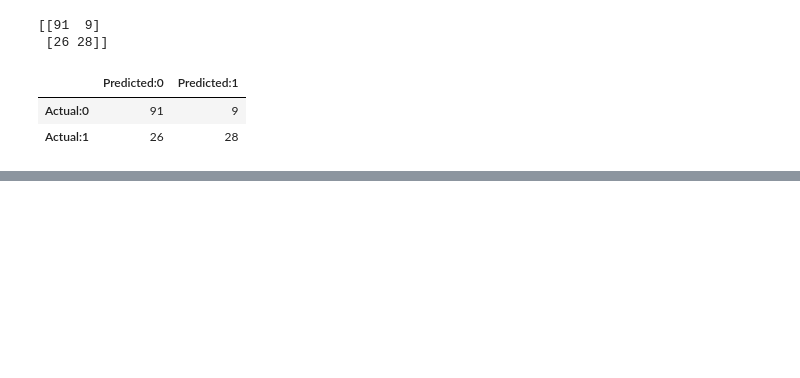
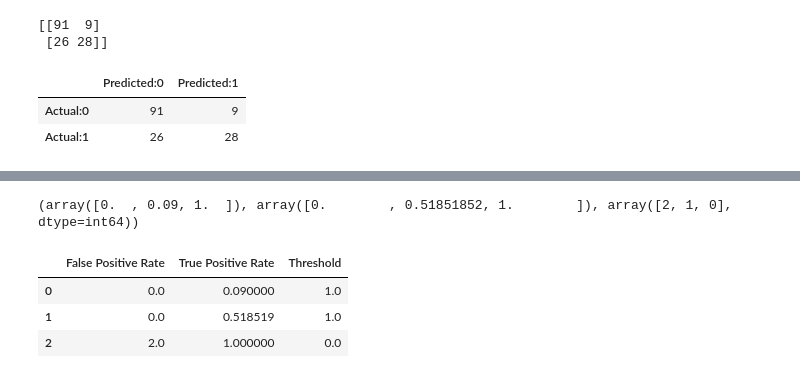
Before and after one commit to abhishektyagi2912/Diabetes_machine_learning, a Jupyter notebook: model.ipynb, the cells around one changed output, grey strips where cells are left out. Cells and saved outputs as stored; diff of their text form; code cells hidden in the pictures; blank space fills up the shorter version.

```diff
--- a/model.ipynb
+++ b/model.ipynb
@@ -313,0 +328,13 @@ condusion_matrix
+# %%
+roc = roc_curve(Y_test, predictions)
+print(roc)
+# %% [output]
+(array([0.  , 0.09, 1.  ]), array([0.        , 0.51851852, 1.        ]), array([2, 1, 0], dtype=int64))
+# %%
+roc_curve = pd.DataFrame(roc, columns=['False Positive Rate','True Positive Rate', 'Threshold'])
+roc_curve
+# %% [output]
+|  | False Positive Rate | True Positive Rate | Threshold |
+| 0 | 0.0 | 0.090000 | 1.0 |
+| 1 | 0.0 | 0.518519 | 1.0 |
+| 2 | 2.0 | 1.000000 | 0.0 |
```
Also changed, not shown: parts of 2 cells of this notebook.
